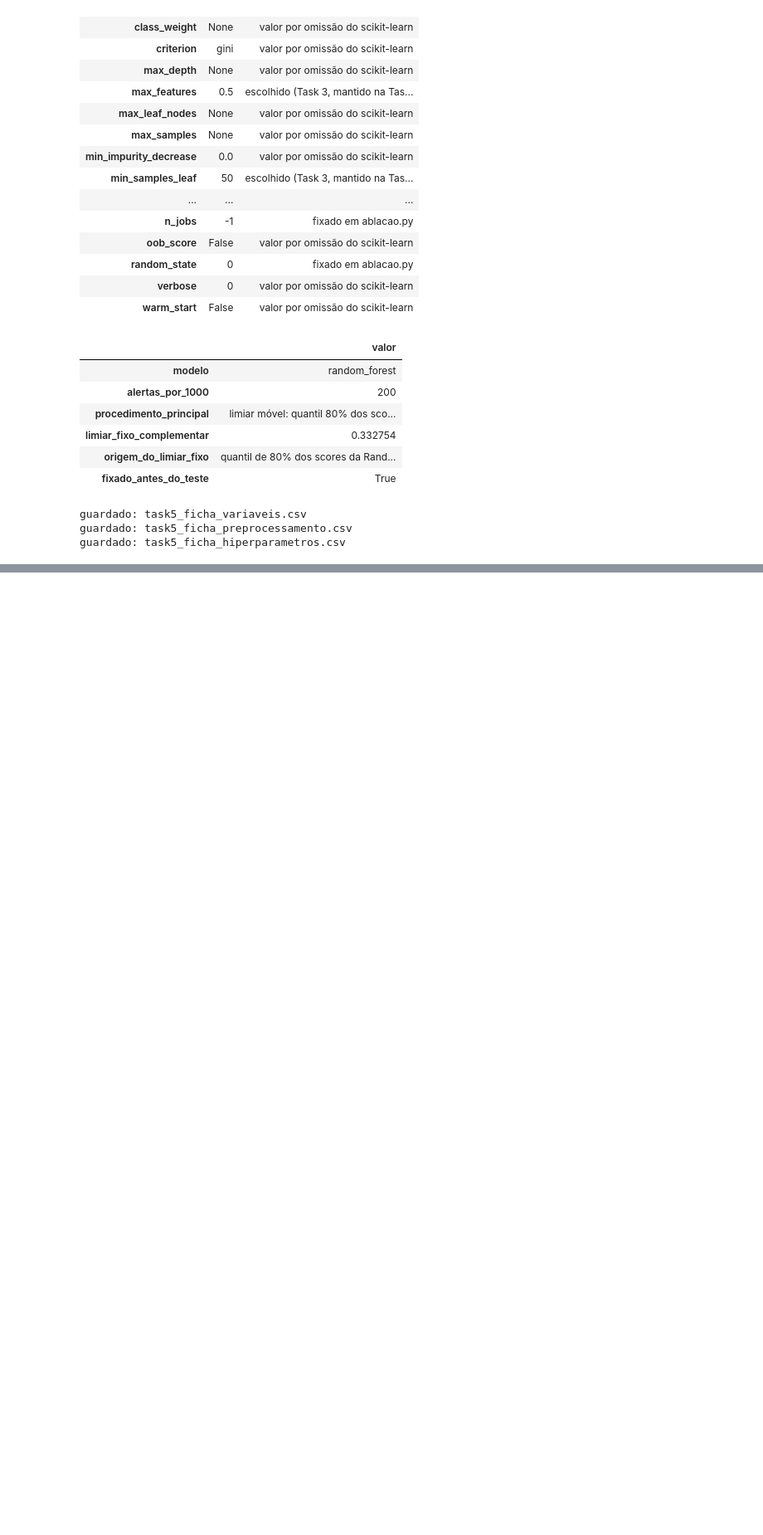
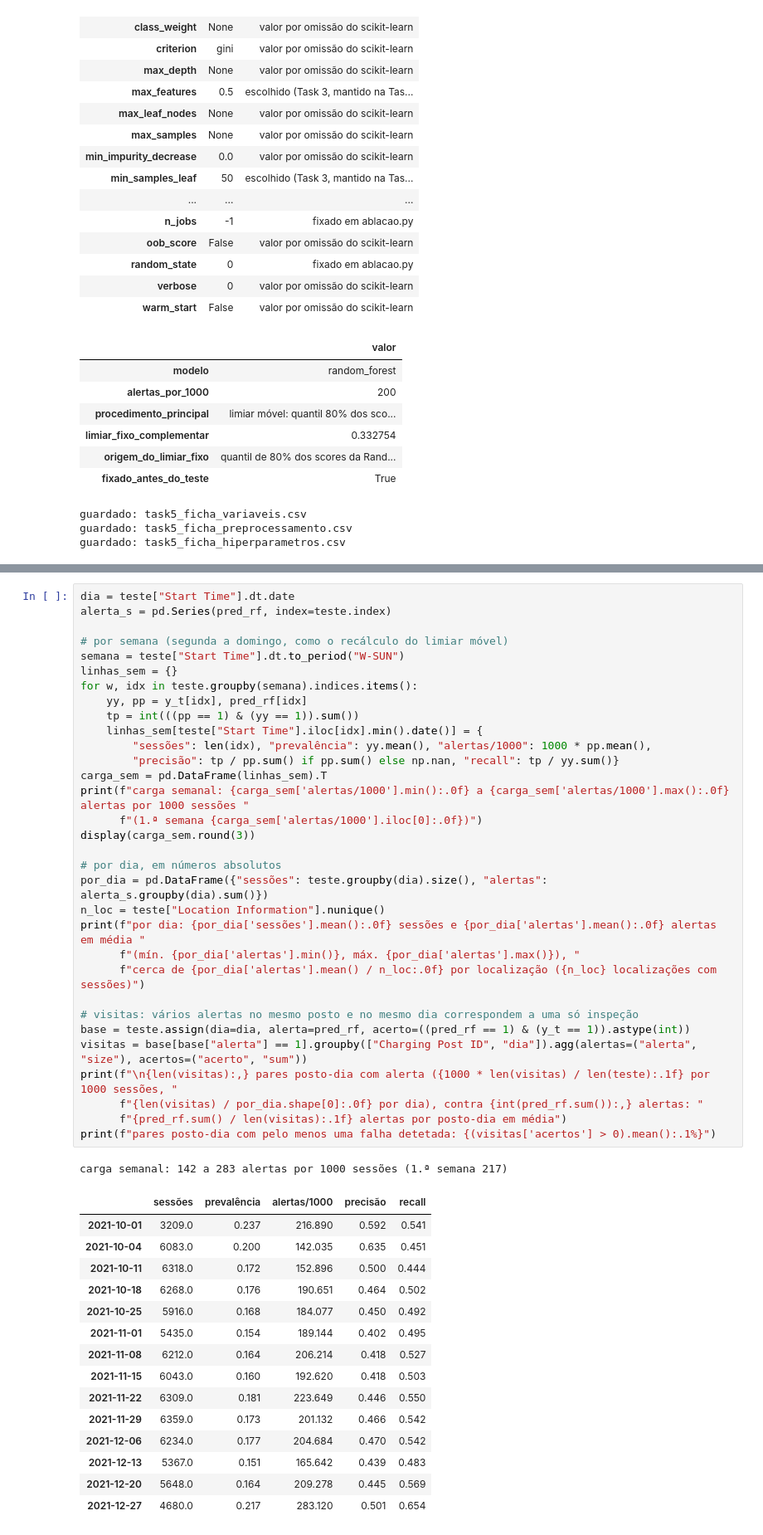
Before and after one commit to 1231478-Ellah-Fleischmann/MINDD-PROJETO, a Jupyter notebook: task5.ipynb, the cells around one changed output, grey strips where cells are left out. Shown at 83% size. Drawn from its saved outputs; the diff is of its cells as text; blank space fills up the shorter version.

Commit message:
consequências do limiar e utilidade operacional

```diff
--- a/task5.ipynb
+++ b/task5.ipynb
@@ -900,0 +910,49 @@ guardado: task5_ficha_hiperparametros.csv
+# %%
+dia = teste["Start Time"].dt.date
+alerta_s = pd.Series(pred_rf, index=teste.index)
+
+# por semana (segunda a domingo, como o recálculo do limiar móvel)
+semana = teste["Start Time"].dt.to_period("W-SUN")
+linhas_sem = {}
+for w, idx in teste.groupby(semana).indices.items():
+    yy, pp = y_t[idx], pred_rf[idx]
+    tp = int(((pp == 1) & (yy == 1)).sum())
+    linhas_sem[teste["Start Time"].iloc[idx].min().date()] = {
+        "sessões": len(idx), "prevalência": yy.mean(), "alertas/1000": 1000 * pp.mean(),
+        "precisão": tp / pp.sum() if pp.sum() else np.nan, "recall": tp / yy.sum()}
+carga_sem = pd.DataFrame(linhas_sem).T
+print(f"carga semanal: {carga_sem['alertas/1000'].min():.0f} a {carga_sem['alertas/1000'].max():.0f} alertas por 1000 sessões "
+      f"(1.ª semana {carga_sem['alertas/1000'].iloc[0]:.0f})")
+display(carga_sem.round(3))
+
+# por dia, em números absolutos
+por_dia = pd.DataFrame({"sessões": teste.groupby(dia).size(), "alertas": alerta_s.groupby(dia).sum()})
+n_loc = teste["Location Information"].nunique()
+print(f"por dia: {por_dia['sessões'].mean():.0f} sessões e {por_dia['alertas'].mean():.0f} alertas em média "
+      f"(mín. {por_dia['alertas'].min()}, máx. {por_dia['alertas'].max()}), "
+      f"cerca de {por_dia['alertas'].mean() / n_loc:.0f} por localização ({n_loc} localizações com sessões)")
+
+# visitas: vários alertas no mesmo posto e no mesmo dia correspondem a uma só inspeção
+base = teste.assign(dia=dia, alerta=pred_rf, acerto=((pred_rf == 1) & (y_t == 1)).astype(int))
+visitas = base[base["alerta"] == 1].groupby(["Charging Post ID", "dia"]).agg(alertas=("alerta", "size"), acertos=("acerto", "sum"))
+print(f"\n{len(visitas):,} pares posto-dia com alerta ({1000 * len(visitas) / len(teste):.1f} por 1000 sessões, "
+      f"{len(visitas) / por_dia.shape[0]:.0f} por dia), contra {int(pred_rf.sum()):,} alertas: "
+      f"{pred_rf.sum() / len(visitas):.1f} alertas por posto-dia em média")
+print(f"pares posto-dia com pelo menos uma falha detetada: {(visitas['acertos'] > 0).mean():.1%}")
+# %% [output]
+carga semanal: 142 a 283 alertas por 1000 sessões (1.ª semana 217)
+|  | sessões | prevalência | alertas/1000 | precisão | recall |
+| 2021-10-01 | 3209.0 | 0.237 | 216.890 | 0.592 | 0.541 |
+| 2021-10-04 | 6083.0 | 0.200 | 142.035 | 0.635 | 0.451 |
+| 2021-10-11 | 6318.0 | 0.172 | 152.896 | 0.500 | 0.444 |
+| 2021-10-18 | 6268.0 | 0.176 | 190.651 | 0.464 | 0.502 |
+| 2021-10-25 | 5916.0 | 0.168 | 184.077 | 0.450 | 0.492 |
+| 2021-11-01 | 5435.0 | 0.154 | 189.144 | 0.402 | 0.495 |
+| 2021-11-08 | 6212.0 | 0.164 | 206.214 | 0.418 | 0.527 |
+| 2021-11-15 | 6043.0 | 0.160 | 192.620 | 0.418 | 0.503 |
+| 2021-11-22 | 6309.0 | 0.181 | 223.649 | 0.446 | 0.550 |
+| 2021-11-29 | 6359.0 | 0.173 | 201.132 | 0.466 | 0.542 |
+| 2021-12-06 | 6234.0 | 0.177 | 204.684 | 0.470 | 0.542 |
+| 2021-12-13 | 5367.0 | 0.151 | 165.642 | 0.439 | 0.483 |
+| 2021-12-20 | 5648.0 | 0.164 | 209.278 | 0.445 | 0.569 |
+| 2021-12-27 | 4680.0 | 0.217 | 283.120 | 0.501 | 0.654 |
```
Also changed, not shown: parts of 8 cells of this notebook, 3 other files.
